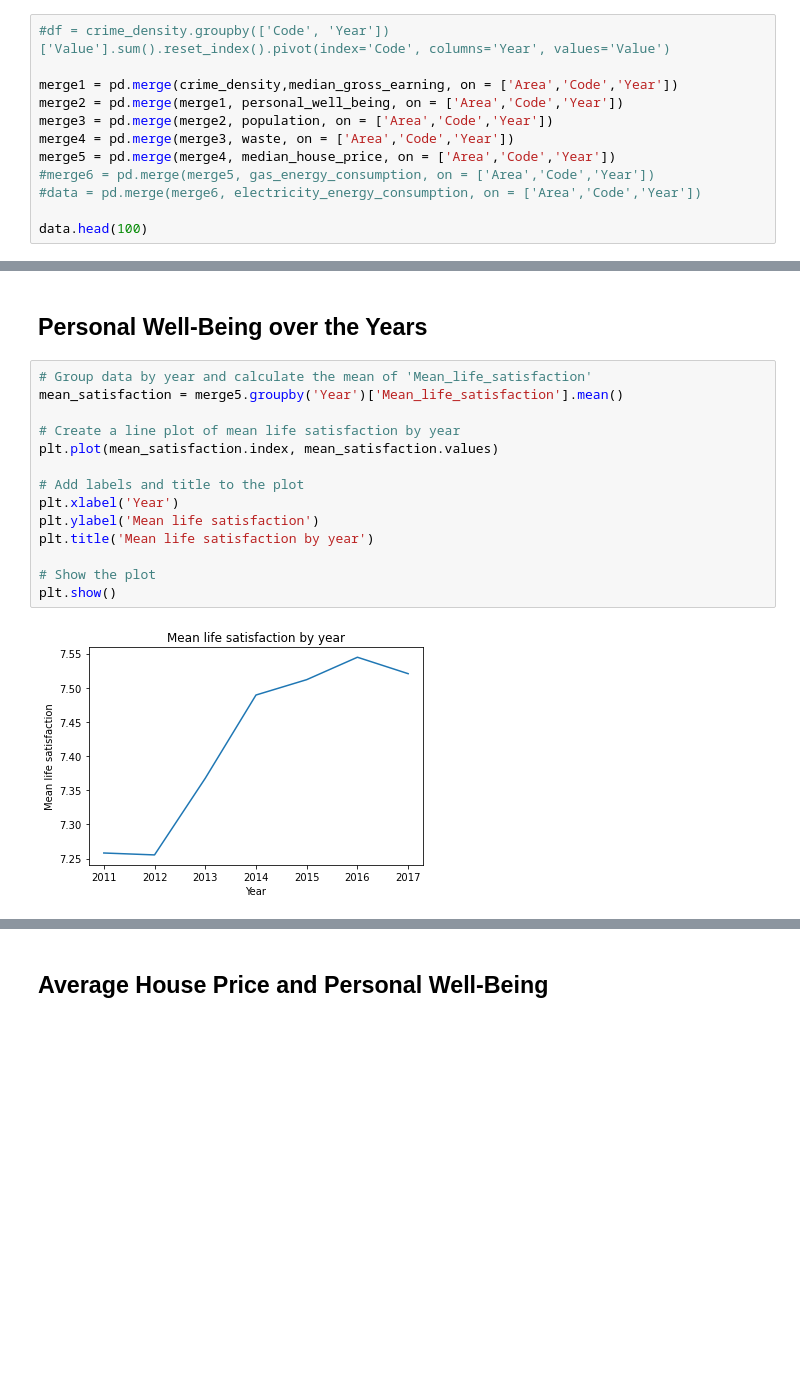
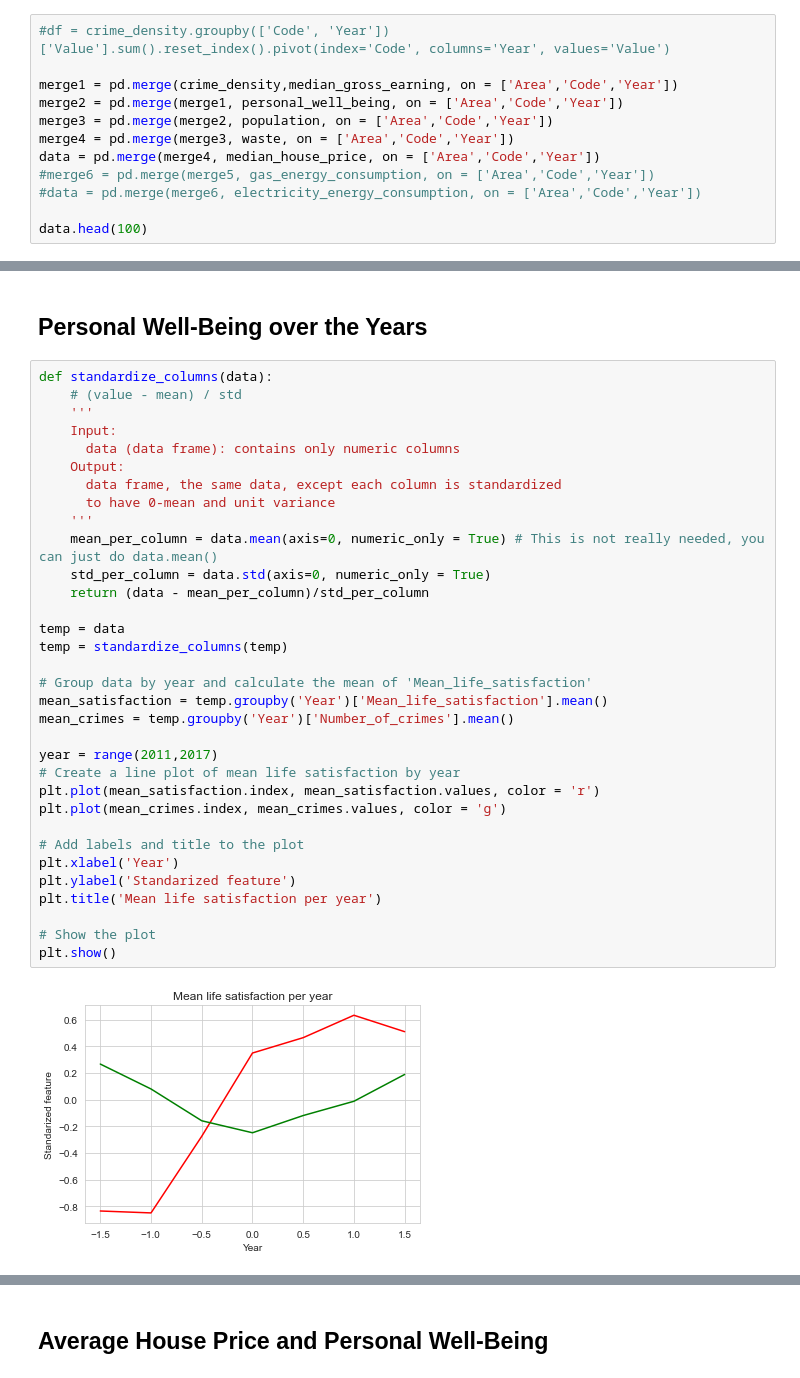
Before and after one commit to MischaRauch/london_house_price_prediction, a Jupyter notebook: Assignment.ipynb, the cells around one changed output, grey strips where cells are left out. Drawn from its saved outputs; the diff is of its cells as text; blank space fills up the shorter version.

Commit message:
some plots

```diff
--- a/Assignment.ipynb
+++ b/Assignment.ipynb
@@ -28,7 +30,7 @@ merge1 = pd.merge(crime_density,median_gross_earning, on = ['Area','Code','Year'
 merge2 = pd.merge(merge1, personal_well_being, on = ['Area','Code','Year'])
 merge3 = pd.merge(merge2, population, on = ['Area','Code','Year'])
 merge4 = pd.merge(merge3, waste, on = ['Area','Code','Year'])
-merge5 = pd.merge(merge4, median_house_price, on = ['Area','Code','Year'])
+data = pd.merge(merge4, median_house_price, on = ['Area','Code','Year'])
 #merge6 = pd.merge(merge5, gas_energy_consumption, on = ['Area','Code','Year'])
 #data = pd.merge(merge6, electricity_energy_consumption, on = ['Area','Code','Year'])
 
@@ -71,18 +59,37 @@ This should show correlations with happiness per feature. Meli: do happiness wit
 # %% [markdown]
 ## Personal Well-Being over the Years
 # %%
+def standardize_columns(data):
+    # (value - mean) / std
+    '''
+    Input:
+      data (data frame): contains only numeric columns
+    Output:
+      data frame, the same data, except each column is standardized
+      to have 0-mean and unit variance
+    '''
+    mean_per_column = data.mean(axis=0, numeric_only = True) # This is not really needed, you can just do data.mean()
+    std_per_column = data.std(axis=0, numeric_only = True)
+    return (data - mean_per_column)/std_per_column
+
+temp = data
+temp = standardize_columns(temp)
+
 # Group data by year and calculate the mean of 'Mean_life_satisfaction'
-mean_satisfaction = merge5.groupby('Year')['Mean_life_satisfaction'].mean()
+mean_satisfaction = temp.groupby('Year')['Mean_life_satisfaction'].mean()
+mean_crimes = temp.groupby('Year')['Number_of_crimes'].mean()
 
+year = range(2011,2017)
 # Create a line plot of mean life satisfaction by year
-plt.plot(mean_satisfaction.index, mean_satisfaction.values)
+plt.plot(mean_satisfaction.index, mean_satisfaction.values, color = 'r')
+plt.plot(mean_crimes.index, mean_crimes.values, color = 'g')
 
 # Add labels and title to the plot
 plt.xlabel('Year')
-plt.ylabel('Mean life satisfaction')
-plt.title('Mean life satisfaction by year')
+plt.ylabel('Standarized feature')
+plt.title('Mean life satisfaction per year')
 
 # Show the plot
 plt.show()
 # %% [output]
-[figure, old version]
+[figure, new version]
```
Also changed, not shown: parts of 14 cells of this notebook, 1 other file.
